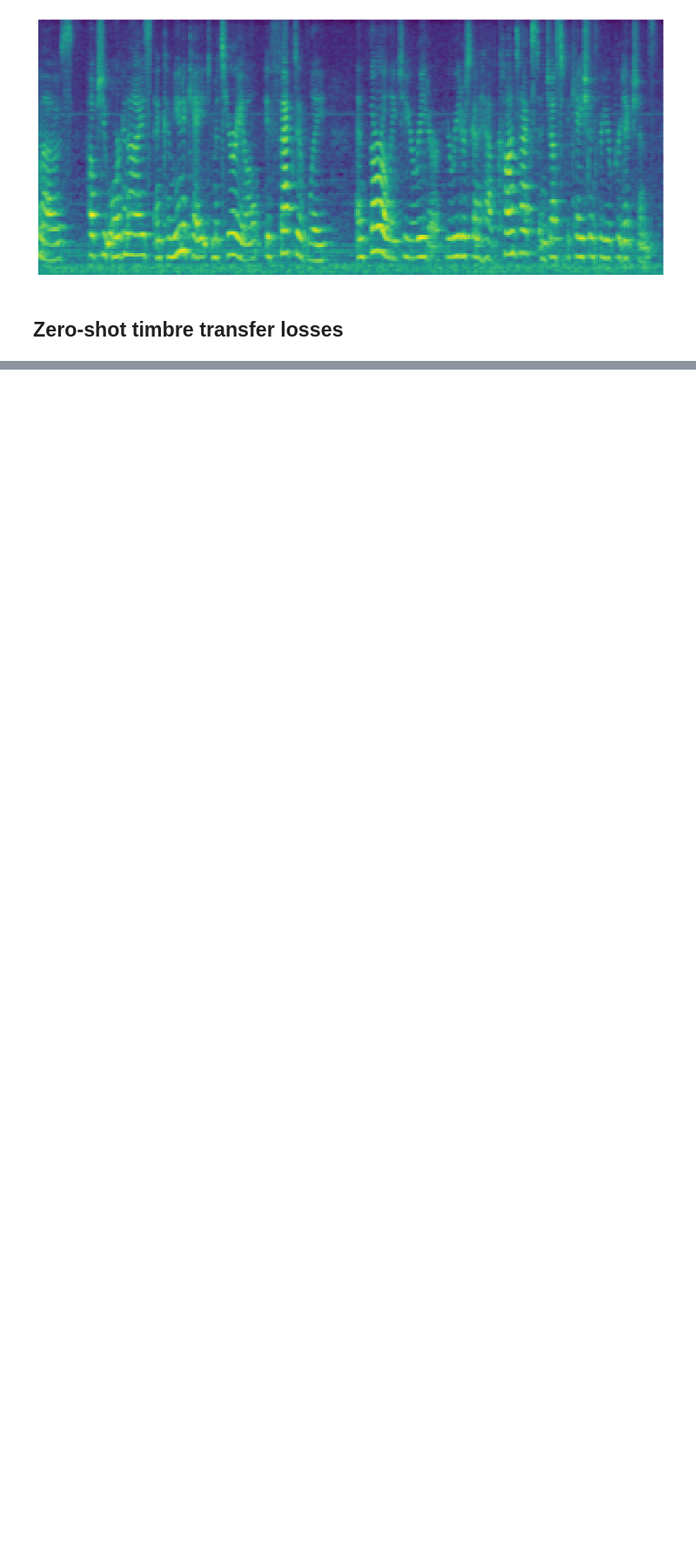
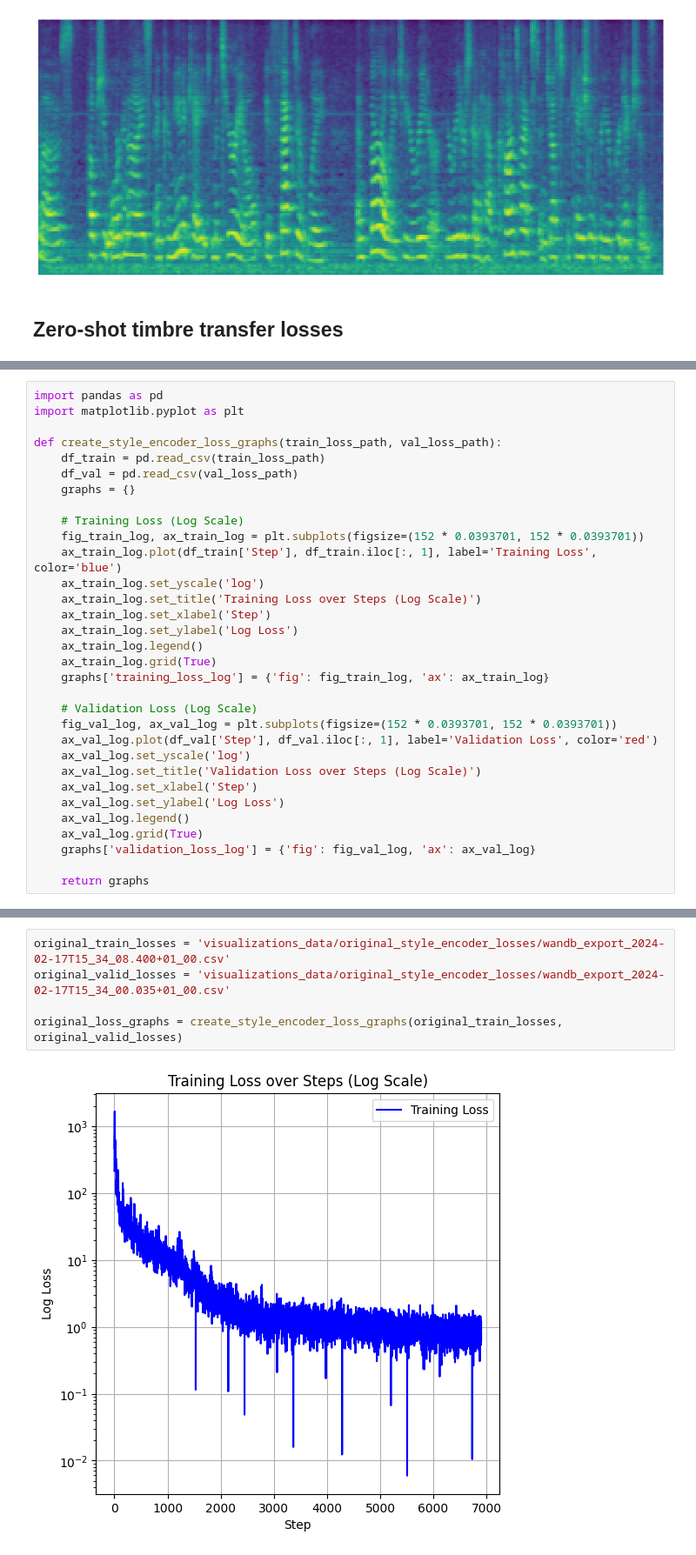
Before and after one commit to wojtekk23/ss-vq-vae, a Jupyter notebook: experiments/Thesis Visualizations.ipynb, the cells around one changed output, grey strips where cells are left out. Shown at 87% size. Saved outputs shown, nothing was run; the diff lists cells and outputs as text; blank space fills up the shorter version.

```diff
--- a/experiments/Thesis Visualizations.ipynb
+++ b/experiments/Thesis Visualizations.ipynb
@@ -48,0 +181,32 @@ for i, (key, melspectrogram) in enumerate(melspectrograms.items()):
+# %%
+import pandas as pd
+import matplotlib.pyplot as plt
+
+def create_style_encoder_loss_graphs(train_loss_path, val_loss_path):
+    df_train = pd.read_csv(train_loss_path)
+    df_val = pd.read_csv(val_loss_path)
+    graphs = {}
+
+    # Training Loss (Log Scale)
+    fig_train_log, ax_train_log = plt.subplots(figsize=(152 * 0.0393701, 152 * 0.0393701))
+    ax_train_log.plot(df_train['Step'], df_train.iloc[:, 1], label='Training Loss', color='blue')
+    ax_train_log.set_yscale('log')
+    ax_train_log.set_title('Training Loss over Steps (Log Scale)')
+    ax_train_log.set_xlabel('Step')
+    ax_train_log.set_ylabel('Log Loss')
+    ax_train_log.legend()
+    ax_train_log.grid(True)
+    graphs['training_loss_log'] = {'fig': fig_train_log, 'ax': ax_train_log}
+
+    # Validation Loss (Log Scale)
+    fig_val_log, ax_val_log = plt.subplots(figsize=(152 * 0.0393701, 152 * 0.0393701))
+    ax_val_log.plot(df_val['Step'], df_val.iloc[:, 1], label='Validation Loss', color='red')
+    ax_val_log.set_yscale('log')
+    ax_val_log.set_title('Validation Loss over Steps (Log Scale)')
+    ax_val_log.set_xlabel('Step')
+    ax_val_log.set_ylabel('Log Loss')
+    ax_val_log.legend()
+    ax_val_log.grid(True)
+    graphs['validation_loss_log'] = {'fig': fig_val_log, 'ax': ax_val_log}
+
+    return graphs
@@ -48,0 +215,7 @@ for i, (key, melspectrogram) in enumerate(melspectrograms.items()):
+# %%
+original_train_losses = 'visualizations_data/original_style_encoder_losses/wandb_export_2024-02-17T15_34_08.400+01_00.csv'
+original_valid_losses = 'visualizations_data/original_style_encoder_losses/wandb_export_2024-02-17T15_34_00.035+01_00.csv'
+
+original_loss_graphs = create_style_encoder_loss_graphs(original_train_losses, original_valid_losses)
+# %% [output]
+[figure, added]
```
Also changed, not shown: parts of 15 cells of this notebook, 32 other files.
